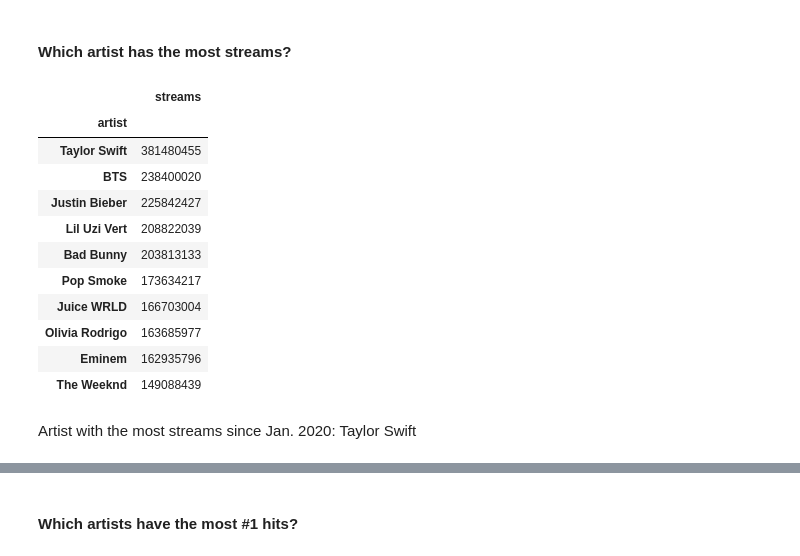
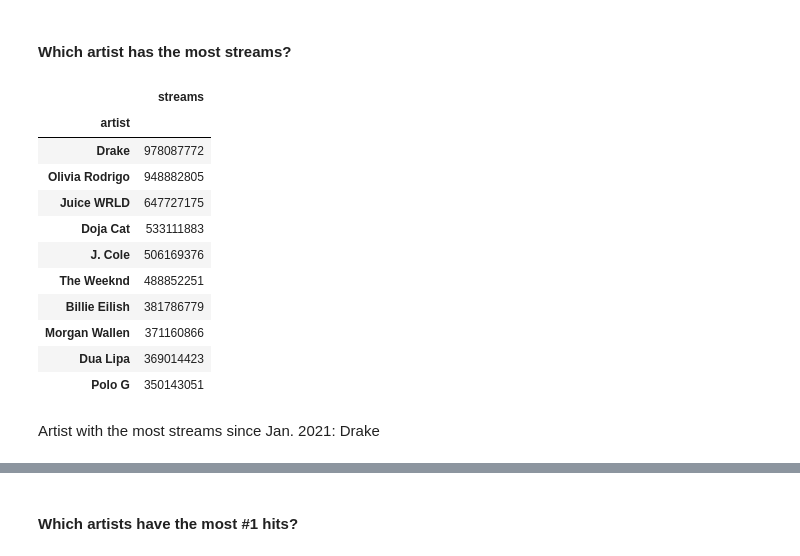
Before and after one commit to aseo67/Top_Songs_Analysis, a Jupyter notebook: TopSongsAnalysis_Exploratory.ipynb, the cells around one changed output, grey strips where cells are left out. Cells and saved outputs as stored; diff of their text form; code cells hidden in the pictures.

```diff
--- a/TopSongsAnalysis_Exploratory.ipynb
+++ b/TopSongsAnalysis_Exploratory.ipynb
@@ -21,6 +21,6 @@ engine = create_engine(f'postgresql://postgres:{password}@localhost:5432/project
 Enter database password.········
 # %%
 # Read in Spotify song data from database
-song_df = pd.read_sql('SELECT * FROM top_songs;', engine, index_col='Index')
+song_df = pd.read_sql('SELECT * FROM songs;', engine, index_col='song_id')
 song_df.head()
 # %% [output]
@@ -118,24 +145,24 @@ Artist with most charted songs since Jan. 2020: Taylor Swift
 # %% [markdown]
 #### Which artist has the most streams?
 # %%
-artist_streams_grouped = artist_df[['artist', 'streams']].groupby(['artist'])
+artist_streams_grouped = song_df[['artist', 'streams']].groupby(['artist'])
 
 # Convert GroupBy object into DataFrame
 artist_streams_total_df = pd.DataFrame(artist_streams_grouped['streams'].sum())
 artist_streams_total_df = artist_streams_total_df.sort_values(['streams'], ascending=False)
 artist_streams_total_df.head(10)
 # %% [output]
 |  | streams |
 | artist |  |
-| Taylor Swift | 381480455 |
-| BTS | 238400020 |
-| Justin Bieber | 225842427 |
-| Lil Uzi Vert | 208822039 |
-| Bad Bunny | 203813133 |
-| Pop Smoke | 173634217 |
-| Juice WRLD | 166703004 |
-| Olivia Rodrigo | 163685977 |
-| Eminem | 162935796 |
-| The Weeknd | 149088439 |
+| Drake | 978087772 |
+| Olivia Rodrigo | 948882805 |
+| Juice WRLD | 647727175 |
+| Doja Cat | 533111883 |
+| J. Cole | 506169376 |
+| The Weeknd | 488852251 |
+| Billie Eilish | 381786779 |
+| Morgan Wallen | 371160866 |
+| Dua Lipa | 369014423 |
+| Polo G | 350143051 |
 # %% [markdown]
-Artist with the most streams since Jan. 2020: Taylor Swift
+Artist with the most streams since Jan. 2021: Drake
```
Also changed, not shown: parts of 26 cells of this notebook.
